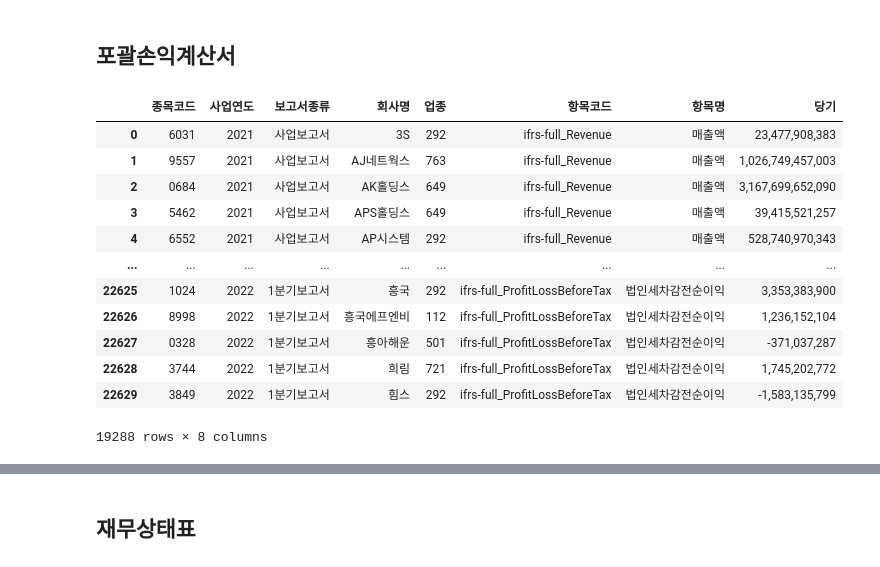
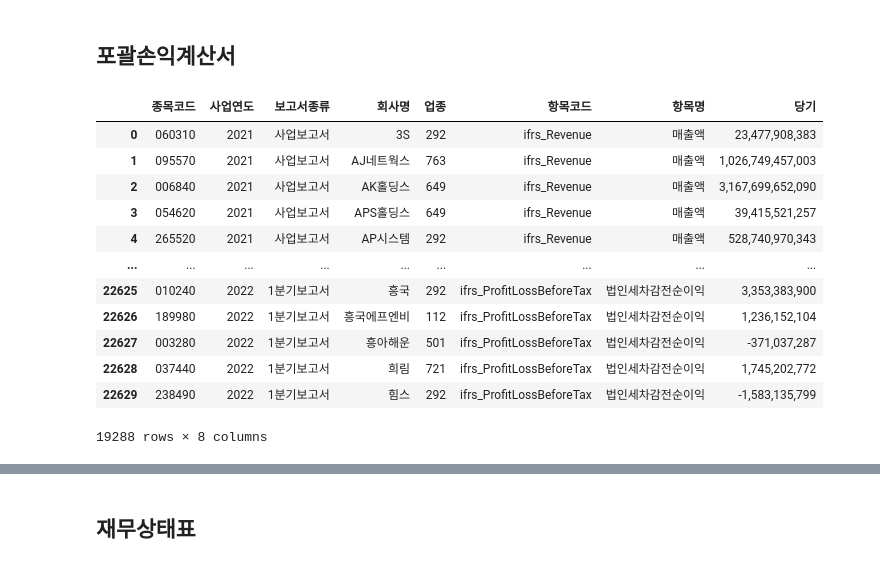
Before and after one commit to wkd-woo/finance-statements, a Jupyter notebook: 업데이트(220704).ipynb, the cells around one changed output, grey strips where cells are left out. Drawn from its saved outputs; the diff is of its cells as text; code cells hidden in the pictures.

Commit message:
21년 사업보고서, 22년 1분기보고서 업데이트

```diff
--- a/업데이트(220704).ipynb
+++ b/업데이트(220704).ipynb
@@ -250,7 +250,8 @@ for path in tqdm(포괄손익계산서):
   포괄손익계산샘플 = 포괄손익계산샘플.append(당기순이익, sort=False, ignore_index=True)
 
   # 비지배지분(ifrs_ProfitLossAttributableToNoncontrollingInterests)
-  비지배지분 = df[(df['항목코드'] == 'ifrs-full_ProfitLossAttributableToNoncontrollingInterests') | (df['항목코드'] == 'ifrs_ProfitLossAttributableToNoncontrollingInterests') | (df['항목명'].str.contains('비지배'))]
+  비지배지분 = df[(df['항목코드'] == 'ifrs-full_ProfitLossAttributableToNoncontrollingInterests') | (df['항목코드'] == 'ifrs_ProfitLossAttributableToNoncontrollingInterests')
+    | (df['항목명'].str.contains('비지배')| (df['항목명'].isin(['비지배지분에 귀속되는 당기순이익', '비지배지분순이익'])))]
   비지배지분.rename(columns={당기:"당기"}, inplace=True)
   비지배지분.drop_duplicates(['종목코드','사업연도','보고서종류','항목명'])
   포괄손익계산샘플 = 포괄손익계산샘플.append(비지배지분, sort=False, ignore_index=True)
@@ -641,40 +645,48 @@ array(['ifrs_Revenue', 'ifrs_GrossProfit', 'dart_OperatingIncomeLoss',
 # %%
-포괄손익계산샘플['종목코드'] = 포괄손익계산샘플['종목코드'].apply(lambda x:x[1:-1])
-mask = (포괄손익계산샘플['항목명'].str.contains('포괄|계속|중단|해외'))|(포괄손익계산샘플['항목코드'].str.contains('Operations|ComprehensiveIncome'))
-포괄손익계산샘플 = 포괄손익계산샘플[~mask]
-
 포괄손익계산샘플['항목명'] = 포괄손익계산샘플.apply(lambda x: '매출액' if x['항목코드'] == 'ifrs_Revenue' else x['항목명'], axis=1)
 포괄손익계산샘플['항목명'] = 포괄손익계산샘플.apply(lambda x: '매출액' if x['항목코드'] == 'ifrs-full_Revenue' else x['항목명'], axis=1)
 포괄손익계산샘플['항목명'] = 포괄손익계산샘플.apply(lambda x: '매출총이익' if x['항목코드'] == 'ifrs_GrossProfit' else x['항목명'], axis=1)
 포괄손익계산샘플['항목명'] = 포괄손익계산샘플.apply(lambda x: '매출총이익' if x['항목코드'] == 'ifrs-full_GrossProfit' else x['항목명'], axis=1)
 포괄손익계산샘플['항목명'] = 포괄손익계산샘플.apply(lambda x: '영업이익' if x['항목코드'] == 'dart_OperatingIncomeLoss' else x['항목명'], axis=1)
 포괄손익계산샘플['항목명'] = 포괄손익계산샘플.apply(lambda x: '당기순이익' if x['항목코드'] == 'ifrs_ProfitLoss' else x['항목명'], axis=1)
 포괄손익계산샘플['항목명'] = 포괄손익계산샘플.apply(lambda x: '당기순이익' if x['항목코드'] == 'ifrs-full_ProfitLoss' else x['항목명'], axis=1)
 
 포괄손익계산샘플['항목명'] = 포괄손익계산샘플.apply(lambda x: '당기순이익(비지배)' if 'ProfitLossAttributableToNoncontrollingInterests' in x['항목코드'] else x['항목명'], axis=1)
+포괄손익계산샘플['항목명'] = 포괄손익계산샘플.apply(lambda x: '당기순이익(비지배)' if 'ifrs_ProfitLossAttributableToNoncontrollingInterests' in x['항목코드'] else x['항목명'], axis=1)
 
 포괄손익계산샘플['항목명'] = 포괄손익계산샘플.apply(lambda x: '감가상각비' if x['항목코드'] == 'dart_DepreciationExpense' else x['항목명'], axis=1)
 포괄손익계산샘플['항목명'] = 포괄손익계산샘플.apply(lambda x: '법인세비용차감전순이익' if x['항목코드'] == 'ifrs_ProfitLossBeforeTax' else x['항목명'], axis=1)
 포괄손익계산샘플['항목명'] = 포괄손익계산샘플.apply(lambda x: '법인세비용차감전순이익' if x['항목코드'] == 'ifrs-full_ProfitLossBeforeTax' else x['항목명'], axis=1)
 포괄손익계산샘플['항목명'] = 포괄손익계산샘플.apply(lambda x: '매출액' if x['항목명'] == '수익(매출액)' else x['항목명'], axis=1)
 포괄손익계산샘플['항목명'] = 포괄손익계산샘플.apply(lambda x: '매출총이익' if x['항목명'] == '매출총이익(손실)' else x['항목명'], axis=1)
 포괄손익계산샘플['항목명'] = 포괄손익계산샘플.apply(lambda x: '영업이익' if x['항목명'] == '영업이익(손실)' else x['항목명'], axis=1)
 포괄손익계산샘플['항목명'] = 포괄손익계산샘플.apply(lambda x: '당기순이익' if x['항목명'] == '당기순이익(손실)' else x['항목명'], axis=1)
 포괄손익계산샘플['항목명'] = 포괄손익계산샘플.apply(lambda x: '법인세차감전순이익' if x['항목명'] == '법인세차감전순이익(손실)' else x['항목명'], axis=1)
 포괄손익계산샘플['항목명'] = 포괄손익계산샘플.apply(lambda x: '법인세차감전순이익' if x['항목명'] == '법인세비용차감전순이익' else x['항목명'], axis=1)
 
+포괄손익계산샘플['항목명'] = 포괄손익계산샘플.apply(lambda x: '당기순이익(비지배)' if '비지배' in x['항목명'] else x['항목명'], axis=1)
+포괄손익계산샘플['항목코드'] = 포괄손익계산샘플.apply(lambda x: 'ProfitLossAttributableToNoncontrollingInterests' if x['항목명'] == '당기순이익(비지배)' else x['항목코드'], axis=1)
+
+포괄손익계산샘플['항목코드'] = 포괄손익계산샘플.apply(lambda x: 'ifrs_Revenue' if x['항목명'] == '매출액' else x['항목코드'], axis=1)
+포괄손익계산샘플['항목코드'] = 포괄손익계산샘플.apply(lambda x: 'ifrs_GrossProfit' if x['항목명'] == '매출총이익' else x['항목코드'], axis=1)
+포괄손익계산샘플['항목코드'] = 포괄손익계산샘플.apply(lambda x: 'dart_OperatingIncomeLoss' if x['항목명'] == '영업이익' else x['항목코드'], axis=1)
+포괄손익계산샘플['항목코드'] = 포괄손익계산샘플.apply(lambda x: 'ifrs_ProfitLoss' if x['항목명'] == '당기순이익' else x['항목코드'], axis=1)
+포괄손익계산샘플['항목코드'] = 포괄손익계산샘플.apply(lambda x: 'ifrs_ProfitLossAttributableToNoncontrollingInterests' if '비지배' in x['항목명'] else x['항목코드'], axis=1)
+포괄손익계산샘플['항목코드'] = 포괄손익계산샘플.apply(lambda x: 'dart_DepreciationExpense' if x['항목명'] == '감가상각비' else x['항목코드'], axis=1)
+포괄손익계산샘플['항목코드'] = 포괄손익계산샘플.apply(lambda x: 'ifrs_ProfitLossBeforeTax' if x['항목명'] == '법인세차감전순이익' else x['항목코드'], axis=1)
+
 포괄손익계산샘플
 # %% [output]
 |  | 종목코드 | 사업연도 | 보고서종류 | 회사명 | 업종 | 항목코드 | 항목명 | 당기 |
-| 0 | 6031 | 2021 | 사업보고서 | 3S | 292 | ifrs-full_Revenue | 매출액 | 23,477,908,383 |
-| 1 | 9557 | 2021 | 사업보고서 | AJ네트웍스 | 763 | ifrs-full_Revenue | 매출액 | 1,026,749,457,003 |
-| 2 | 0684 | 2021 | 사업보고서 | AK홀딩스 | 649 | ifrs-full_Revenue | 매출액 | 3,167,699,652,090 |
-| 3 | 5462 | 2021 | 사업보고서 | APS홀딩스 | 649 | ifrs-full_Revenue | 매출액 | 39,415,521,257 |
-| 4 | 6552 | 2021 | 사업보고서 | AP시스템 | 292 | ifrs-full_Revenue | 매출액 | 528,740,970,343 |
+| 0 | 060310 | 2021 | 사업보고서 | 3S | 292 | ifrs_Revenue | 매출액 | 23,477,908,383 |
+| 1 | 095570 | 2021 | 사업보고서 | AJ네트웍스 | 763 | ifrs_Revenue | 매출액 | 1,026,749,457,003 |
+| 2 | 006840 | 2021 | 사업보고서 | AK홀딩스 | 649 | ifrs_Revenue | 매출액 | 3,167,699,652,090 |
+| 3 | 054620 | 2021 | 사업보고서 | APS홀딩스 | 649 | ifrs_Revenue | 매출액 | 39,415,521,257 |
+| 4 | 265520 | 2021 | 사업보고서 | AP시스템 | 292 | ifrs_Revenue | 매출액 | 528,740,970,343 |
 | ... | ... | ... | ... | ... | ... | ... | ... | ... |
-| 22625 | 1024 | 2022 | 1분기보고서 | 흥국 | 292 | ifrs-full_ProfitLossBeforeTax | 법인세차감전순이익 | 3,353,383,900 |
-| 22626 | 8998 | 2022 | 1분기보고서 | 흥국에프엔비 | 112 | ifrs-full_ProfitLossBeforeTax | 법인세차감전순이익 | 1,236,152,104 |
-| 22627 | 0328 | 2022 | 1분기보고서 | 흥아해운 | 501 | ifrs-full_ProfitLossBeforeTax | 법인세차감전순이익 | -371,037,287 |
-| 22628 | 3744 | 2022 | 1분기보고서 | 희림 | 721 | ifrs-full_ProfitLossBeforeTax | 법인세차감전순이익 | 1,745,202,772 |
-| 22629 | 3849 | 2022 | 1분기보고서 | 힘스 | 292 | ifrs-full_ProfitLossBeforeTax | 법인세차감전순이익 | -1,583,135,799 |
+| 22625 | 010240 | 2022 | 1분기보고서 | 흥국 | 292 | ifrs_ProfitLossBeforeTax | 법인세차감전순이익 | 3,353,383,900 |
+| 22626 | 189980 | 2022 | 1분기보고서 | 흥국에프엔비 | 112 | ifrs_ProfitLossBeforeTax | 법인세차감전순이익 | 1,236,152,104 |
+| 22627 | 003280 | 2022 | 1분기보고서 | 흥아해운 | 501 | ifrs_ProfitLossBeforeTax | 법인세차감전순이익 | -371,037,287 |
+| 22628 | 037440 | 2022 | 1분기보고서 | 희림 | 721 | ifrs_ProfitLossBeforeTax | 법인세차감전순이익 | 1,745,202,772 |
+| 22629 | 238490 | 2022 | 1분기보고서 | 힘스 | 292 | ifrs_ProfitLossBeforeTax | 법인세차감전순이익 | -1,583,135,799 |
 19288 rows × 8 columns
```
Also changed, not shown: parts of 41 cells of this notebook.
